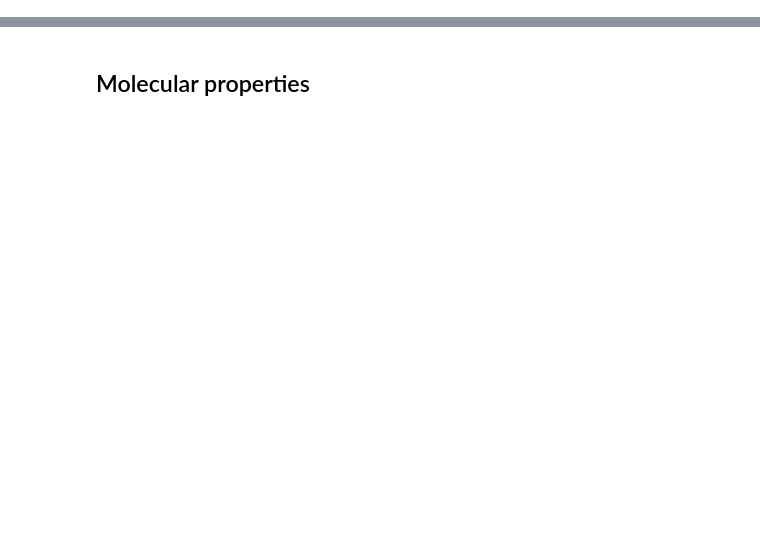
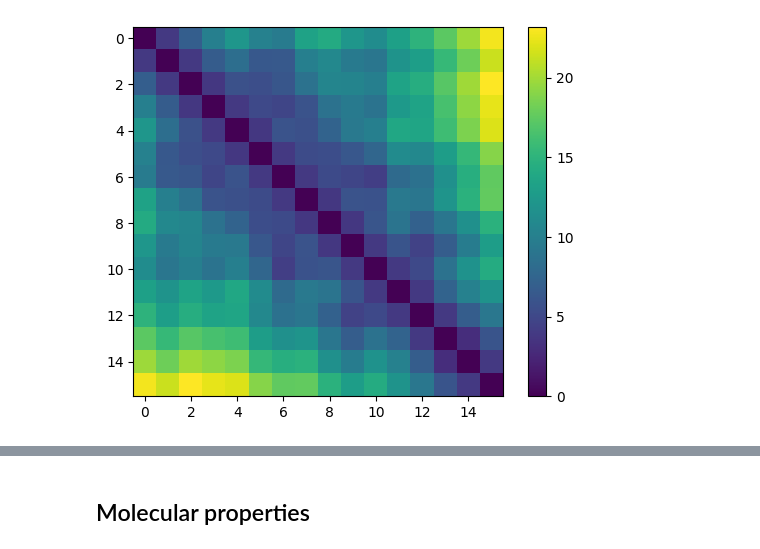
Before and after one commit to oasci/pitt-biosc1540-2024s, a Jupyter notebook: biosc1540/lectures/04/l04.ipynb, the cells around one changed output, grey strips where cells are left out. Cells and saved outputs as stored; diff of their text form; code cells hidden in the pictures; blank space fills up the shorter version.

```diff
--- a/biosc1540/lectures/04/l04.ipynb
+++ b/biosc1540/lectures/04/l04.ipynb
@@ -72,0 +179,8 @@ contact_maps = np.load(io.BytesIO(content))
+# %%
+index = 0
+plt.imshow(contact_maps[index], cmap="viridis", interpolation="nearest")
+plt.colorbar()
+
+plt.show()
+# %% [output]
+[figure, added]
```
Also changed, not shown: parts of 39 cells of this notebook.
